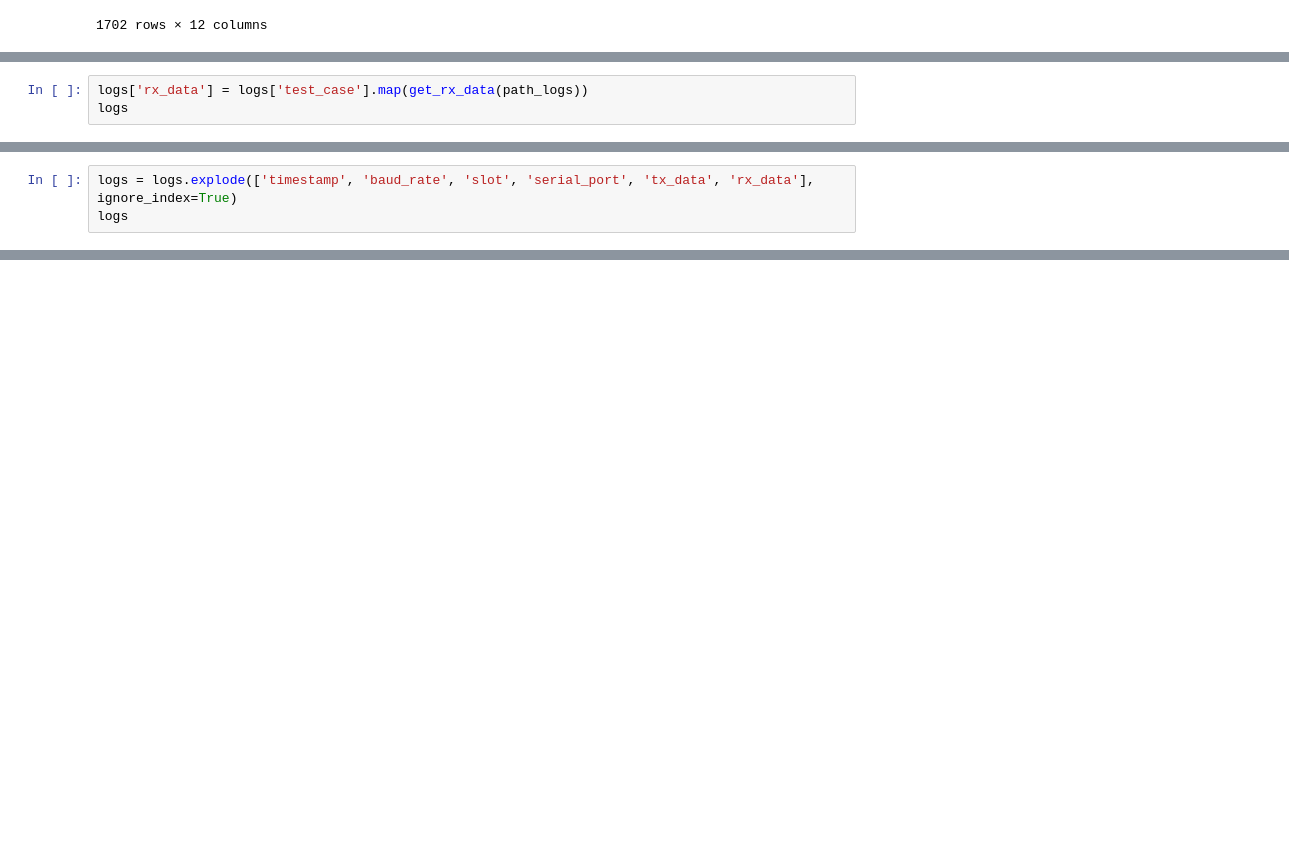
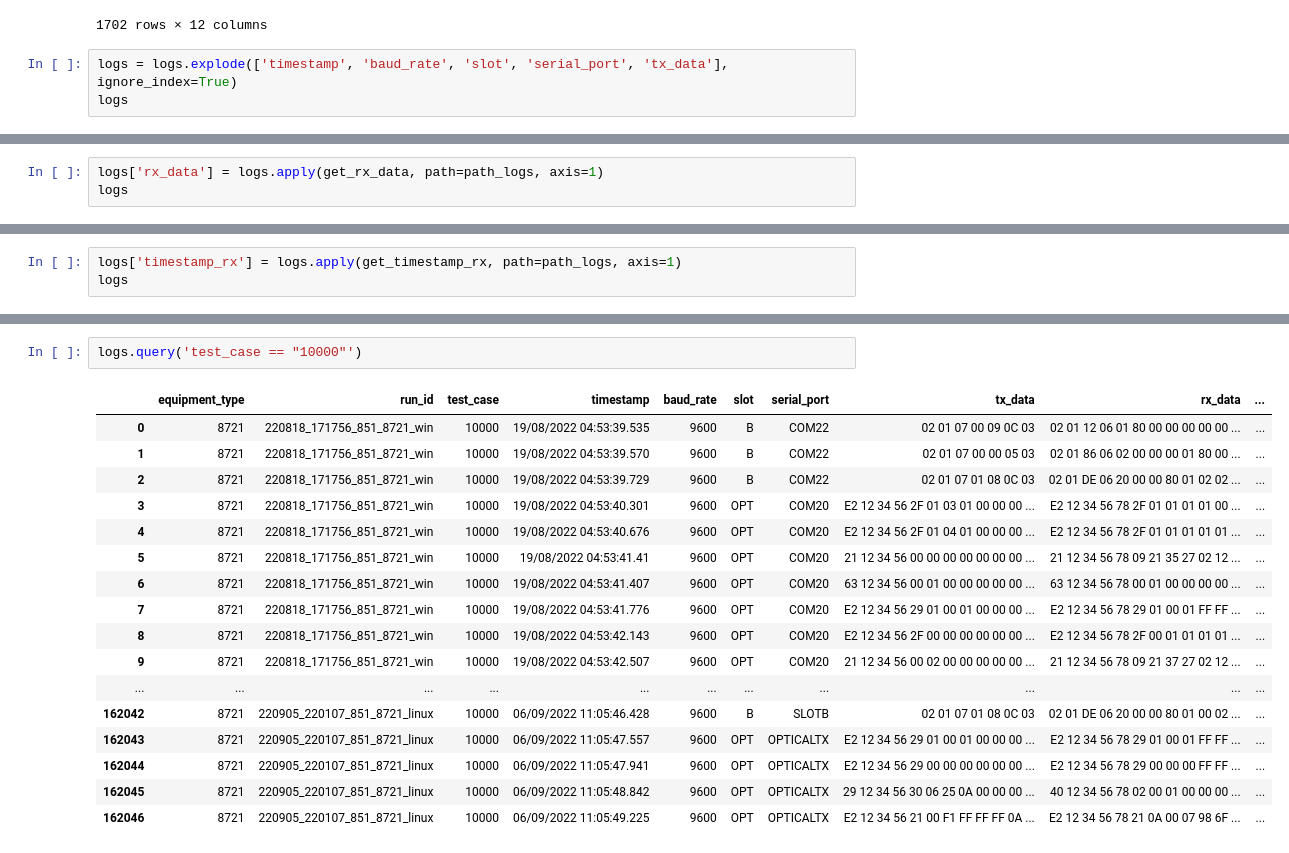
Before and after one commit to mthSolon/logs_ativ, a Jupyter notebook: main.ipynb, the cells around one changed output, grey strips where cells are left out. Saved outputs shown, nothing was run; the diff lists cells and outputs as text; blank space fills up the shorter version.

```diff
--- a/main.ipynb
+++ b/main.ipynb
@@ -319,3 +343,6 @@ logs
 | 1700 | 8721 | 220905_220107_851_8721_linux | 9998 | [19/08/2022 02:40:24.306, 19/08/2... | [9600, 9600, 9600, 9600, 9600, 96... | [B, B, B, B, B, B, B, B, OPT, OPT... | [COM22, COM22, COM22, COM22, COM2... | [02 01 07 00 09 0C 03, 02 01 07 0... | NaN | ... |
 | 1701 | 8721 | 220905_220107_851_8721_linux | 9999 | [18/08/2022 20:15:23.314, 18/08/2... | [9600, 9600, 9600, 9600, 9600, 96... | [B, B, B, OPT, OPT, OPT, OPT, OPT... | [COM22, COM22, COM22, COM20, COM2... | [02 01 07 00 09 0C 03, 02 01 07 0... | NaN | ... |
 1702 rows × 12 columns
+# %%
+logs = logs.explode(['timestamp', 'baud_rate', 'slot', 'serial_port', 'tx_data'], ignore_index=True)
+logs
@@ -322,5 +363,5 @@ logs
 # %%
-logs['rx_data'] = logs['test_case'].map(get_rx_data(path_logs))
+logs['rx_data'] = logs.apply(get_rx_data, path=path_logs, axis=1)
 logs
 # %% [output]
 |  | equipment_type | run_id | test_case | timestamp | baud_rate | slot | serial_port | tx_data | rx_data | ... |
@@ -339,3 +379,0 @@ logs
-# %%
-logs = logs.explode(['timestamp', 'baud_rate', 'slot', 'serial_port', 'tx_data', 'rx_data'], ignore_index=True)
-logs
@@ -343,0 +380,3 @@ ValueError: columns must have matching element counts
+# %%
+logs['timestamp_rx'] = logs.apply(get_timestamp_rx, path=path_logs, axis=1)
+logs
@@ -343,0 +398,20 @@ ValueError: columns must have matching element counts
+# %%
+logs.query('test_case == "10000"')
+# %% [output]
+|  | equipment_type | run_id | test_case | timestamp | baud_rate | slot | serial_port | tx_data | rx_data | ... |
+| 0 | 8721 | 220818_171756_851_8721_win | 10000 | 19/08/2022 04:53:39.535 | 9600 | B | COM22 | 02 01 07 00 09 0C 03 | 02 01 12 06 01 80 00 00 00 00 00 ... | ... |
+| 1 | 8721 | 220818_171756_851_8721_win | 10000 | 19/08/2022 04:53:39.570 | 9600 | B | COM22 | 02 01 07 00 00 05 03 | 02 01 86 06 02 00 00 00 01 80 00 ... | ... |
+| 2 | 8721 | 220818_171756_851_8721_win | 10000 | 19/08/2022 04:53:39.729 | 9600 | B | COM22 | 02 01 07 01 08 0C 03 | 02 01 DE 06 20 00 00 80 01 02 02 ... | ... |
+| 3 | 8721 | 220818_171756_851_8721_win | 10000 | 19/08/2022 04:53:40.301 | 9600 | OPT | COM20 | E2 12 34 56 2F 01 03 01 00 00 00 ... | E2 12 34 56 78 2F 01 01 01 01 00 ... | ... |
+| 4 | 8721 | 220818_171756_851_8721_win | 10000 | 19/08/2022 04:53:40.676 | 9600 | OPT | COM20 | E2 12 34 56 2F 01 04 01 00 00 00 ... | E2 12 34 56 78 2F 01 01 01 01 01 ... | ... |
+| 5 | 8721 | 220818_171756_851_8721_win | 10000 | 19/08/2022 04:53:41.41 | 9600 | OPT | COM20 | 21 12 34 56 00 00 00 00 00 00 00 ... | 21 12 34 56 78 09 21 35 27 02 12 ... | ... |
+| 6 | 8721 | 220818_171756_851_8721_win | 10000 | 19/08/2022 04:53:41.407 | 9600 | OPT | COM20 | 63 12 34 56 00 01 00 00 00 00 00 ... | 63 12 34 56 78 00 01 00 00 00 00 ... | ... |
+| 7 | 8721 | 220818_171756_851_8721_win | 10000 | 19/08/2022 04:53:41.776 | 9600 | OPT | COM20 | E2 12 34 56 29 01 00 01 00 00 00 ... | E2 12 34 56 78 29 01 00 01 FF FF ... | ... |
+| 8 | 8721 | 220818_171756_851_8721_win | 10000 | 19/08/2022 04:53:42.143 | 9600 | OPT | COM20 | E2 12 34 56 2F 00 00 00 00 00 00 ... | E2 12 34 56 78 2F 00 01 01 01 01 ... | ... |
+| 9 | 8721 | 220818_171756_851_8721_win | 10000 | 19/08/2022 04:53:42.507 | 9600 | OPT | COM20 | 21 12 34 56 00 02 00 00 00 00 00 ... | 21 12 34 56 78 09 21 37 27 02 12 ... | ... |
+| ... | ... | ... | ... | ... | ... | ... | ... | ... | ... | ... |
+| 162042 | 8721 | 220905_220107_851_8721_linux | 10000 | 06/09/2022 11:05:46.428 | 9600 | B | SLOTB | 02 01 07 01 08 0C 03 | 02 01 DE 06 20 00 00 80 01 00 02 ... | ... |
+| 162043 | 8721 | 220905_220107_851_8721_linux | 10000 | 06/09/2022 11:05:47.557 | 9600 | OPT | OPTICALTX | E2 12 34 56 29 01 00 01 00 00 00 ... | E2 12 34 56 78 29 01 00 01 FF FF ... | ... |
+| 162044 | 8721 | 220905_220107_851_8721_linux | 10000 | 06/09/2022 11:05:47.941 | 9600 | OPT | OPTICALTX | E2 12 34 56 29 00 00 00 00 00 00 ... | E2 12 34 56 78 29 00 00 00 FF FF ... | ... |
+| 162045 | 8721 | 220905_220107_851_8721_linux | 10000 | 06/09/2022 11:05:48.842 | 9600 | OPT | OPTICALTX | 29 12 34 56 30 06 25 0A 00 00 00 ... | 40 12 34 56 78 02 00 01 00 00 00 ... | ... |
+| 162046 | 8721 | 220905_220107_851_8721_linux | 10000 | 06/09/2022 11:05:49.225 | 9600 | OPT | OPTICALTX | E2 12 34 56 21 00 F1 FF FF FF 0A ... | E2 12 34 56 78 21 0A 00 07 98 6F ... | ... |
```
Also changed, not shown: parts of 8 cells of this notebook, 2 other files.
